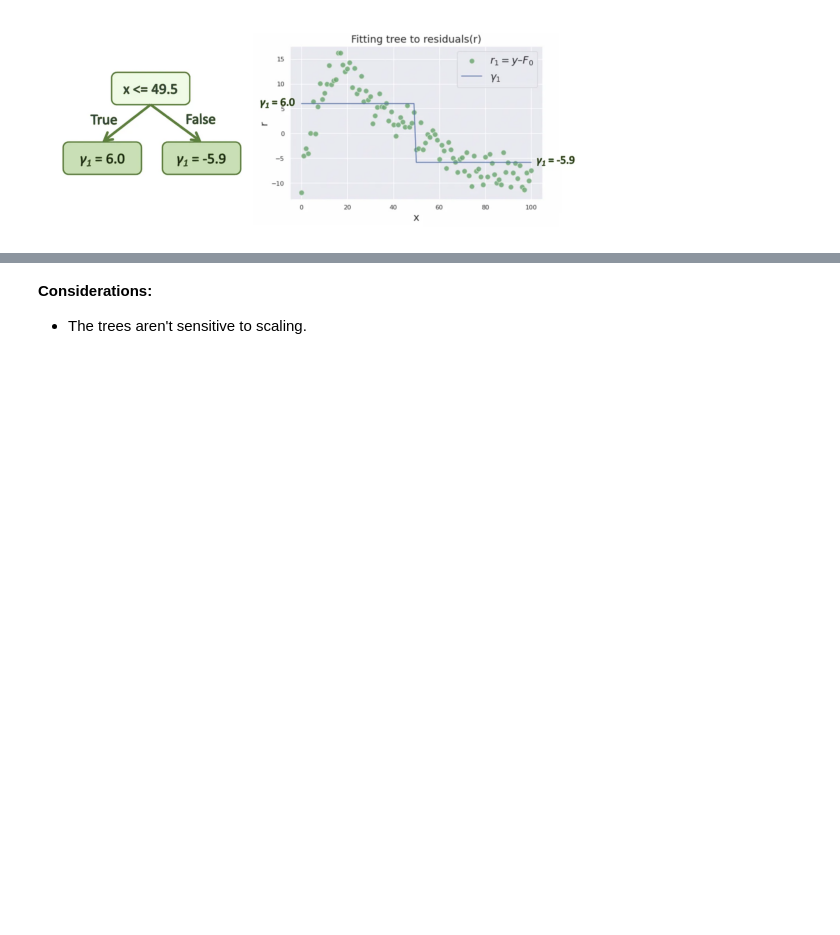
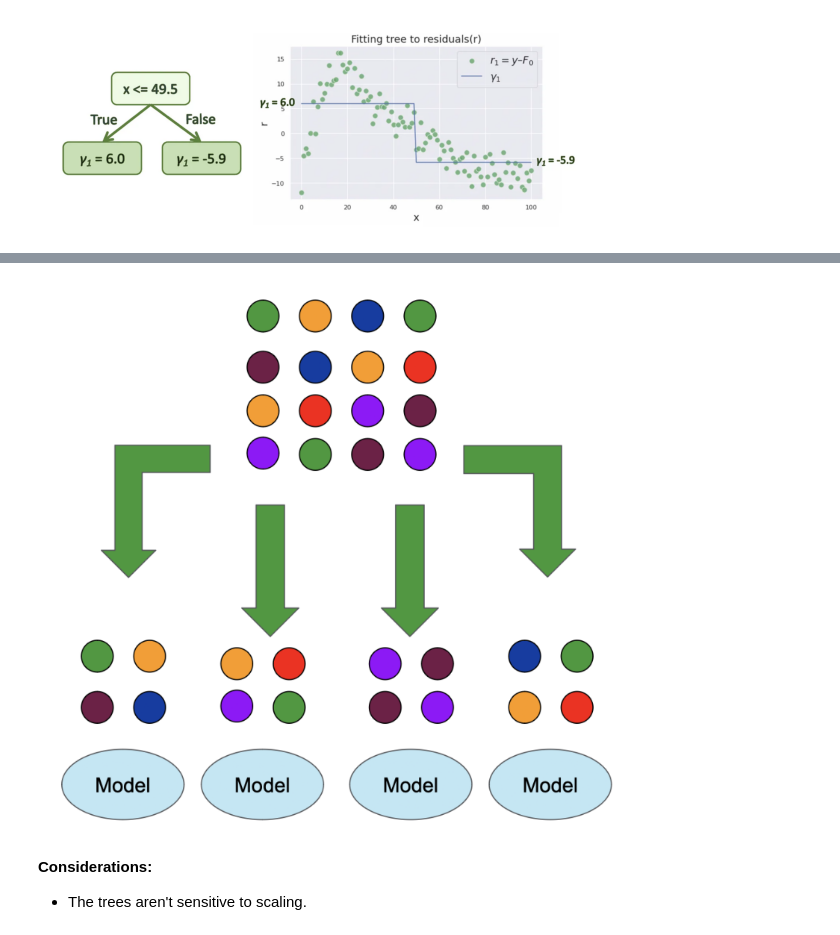
Before and after one commit to anvaldes/Repositorio_de_Proyectos, a Jupyter notebook: Data_Science_Contents/Machine_Learning/11.Gradient_Boosting_Regressor/Gradient_Boost_Regressor.ipynb, the cells around one changed output, grey strips where cells are left out. Cells and saved outputs as stored; diff of their text form; code cells hidden in the pictures; blank space fills up the shorter version.

```diff
--- a/Data_Science_Contents/Machine_Learning/11.Gradient_Boosting_Regressor/Gradient_Boost_Regressor.ipynb
+++ b/Data_Science_Contents/Machine_Learning/11.Gradient_Boosting_Regressor/Gradient_Boost_Regressor.ipynb
@@ -47,3 +59,7 @@ display_img('Step_3.png', 7, 7)
+# %%
+display_img('Boosting.png', 10, 10)
+# %% [output]
+[figure, added]
 # %% [markdown]
 **Considerations:**
 
```
Also changed, not shown: parts of 4 cells of this notebook, 34 other files.
